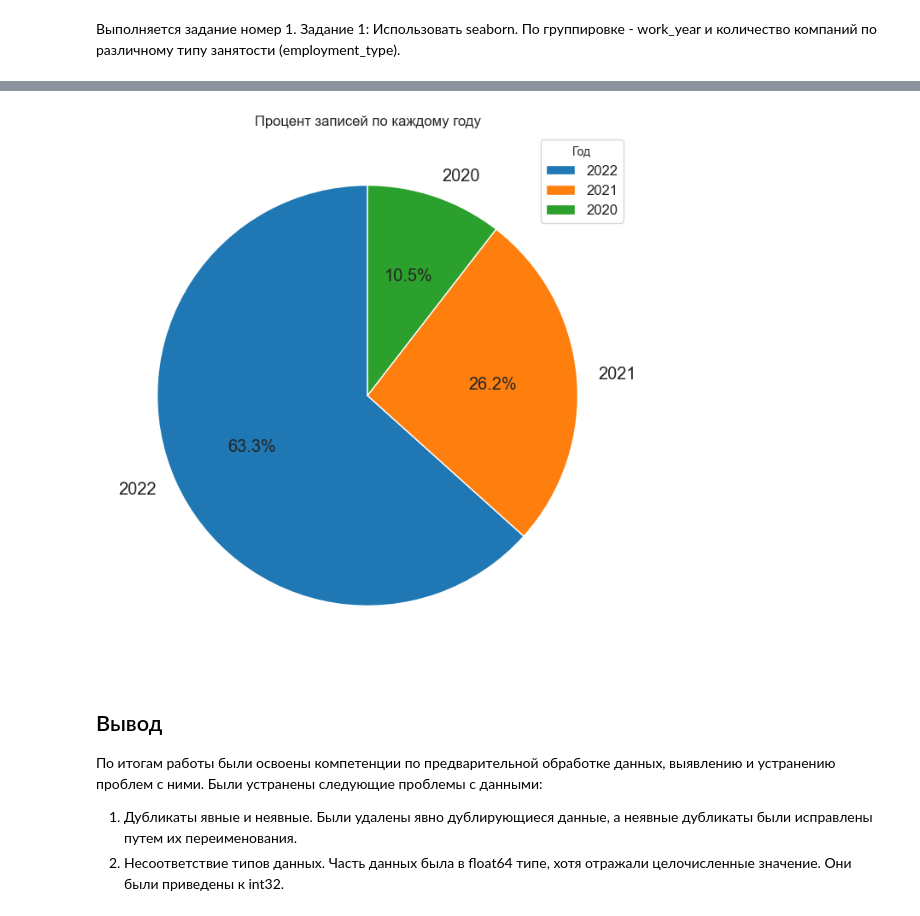
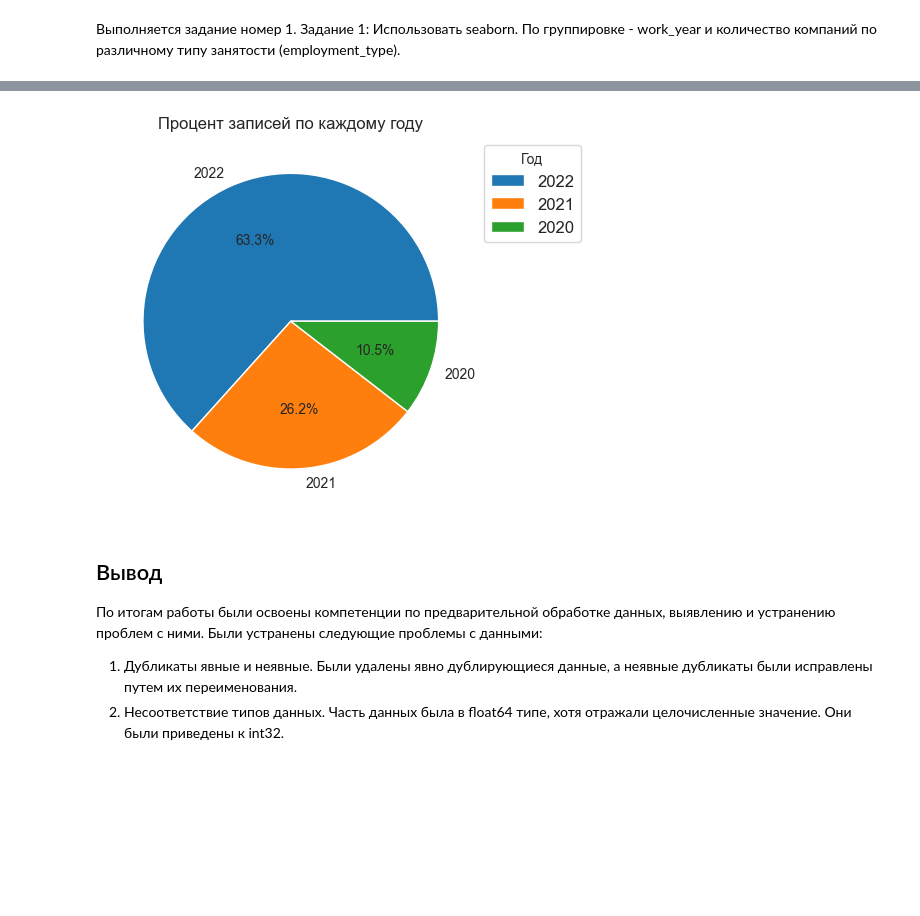
Before and after one commit to MaksimLevchenko/data_analysis_2, a Jupyter notebook: ЛР2_ЛевченкоМС_7.ipynb, the cells around one changed output, grey strips where cells are left out. Drawn from its saved outputs; the diff is of its cells as text; code cells hidden in the pictures; blank space fills up the shorter version.

```diff
--- a/ЛР2_ЛевченкоМС_7.ipynb
+++ b/ЛР2_ЛевченкоМС_7.ipynb
@@ -270,16 +267,11 @@ plt.show()
 [figure]
 # %%
-# Подсчет количества записей по каждому году
-year_counts = df['work_year'].value_counts()
-
-# Построение круговой диаграммы
-plt.figure(figsize=(8, 8))
-plt.pie(year_counts, labels=year_counts.index, autopct='%1.1f%%', startangle=90, textprops={'size': 'x-large'})
+plt.pie(df['work_year'].value_counts(), autopct='%1.1f%%', labels=df['work_year'].value_counts().index)
 plt.title('Процент записей по каждому году')
 plt.legend(title='Год', fontsize=12, bbox_to_anchor=(1, 1))
 plt.show()
 # %% [output]
-[figure, old version]
+[figure, new version]
 # %% [markdown]
 ## Вывод
 По итогам работы были освоены компетенции по предварительной обработке данных, выявлению и устранению проблем с ними.
```
Also changed, not shown: parts of 3 cells of this notebook.
